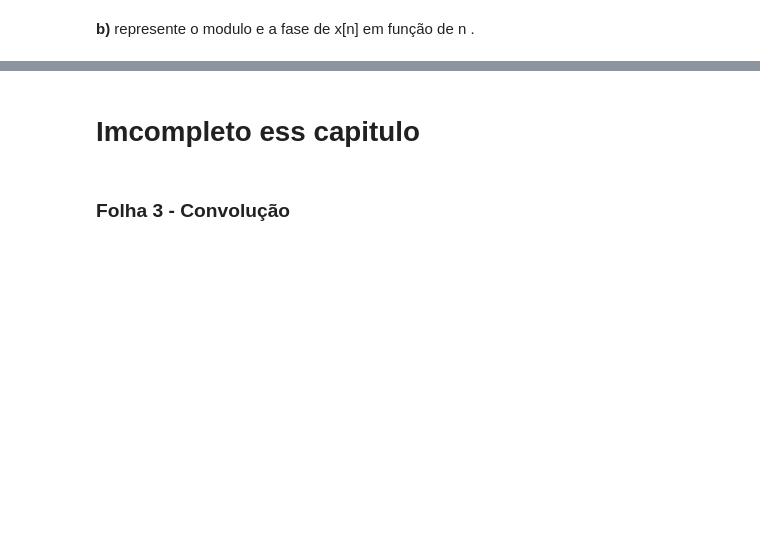
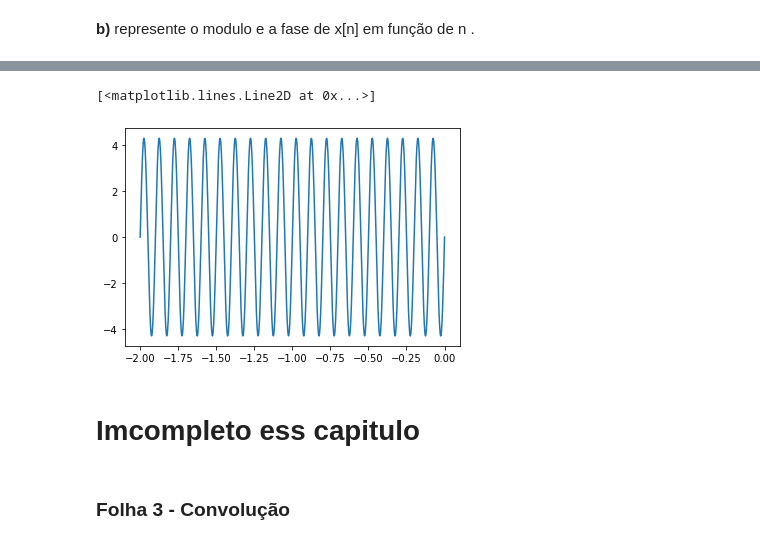
Before and after one commit to bosshentai/Processing-signal, a Jupyter notebook: python/Sistemasesinais.ipynb, the cells around one changed output, grey strips where cells are left out. Cells and saved outputs as stored; diff of their text form; code cells hidden in the pictures; blank space fills up the shorter version.

```diff
--- a/python/Sistemasesinais.ipynb
+++ b/python/Sistemasesinais.ipynb
@@ -300,3 +322,21 @@ array([0.        , 0.33333333, 0.66666667, 1.        , 1.33333333,
+# %%
+def atraso_temporal(tempo,atraso):
+    if(atraso > 0):
+        tempo_inicial = tempo[0] + atraso
+        tempo_final = tempo[-1] + atraso
+        tempo = np.linspace(tempo_inicial,tempo_final,len(tempo))
+    elif(atraso < 0):
+        tempo_inicial = tempo[0] + atraso
+        tempo_final = tempo[-1] + atraso
+        tempo = np.linspace(tempo_inicial,tempo_final,len(tempo))
+    return tempo
+# %%
+teste = atraso_temporal(tempo_1,-2)
+len(teste)
+plt.plot(teste,st_1_amo)
+# %% [output]
+[<matplotlib.lines.Line2D at 0x...>]
+[figure, added]
 # %% [markdown]
 <h1> Imcompleto ess capitulo </h1>
 # %% [markdown]
```
Also changed, not shown: parts of 11 cells of this notebook.
